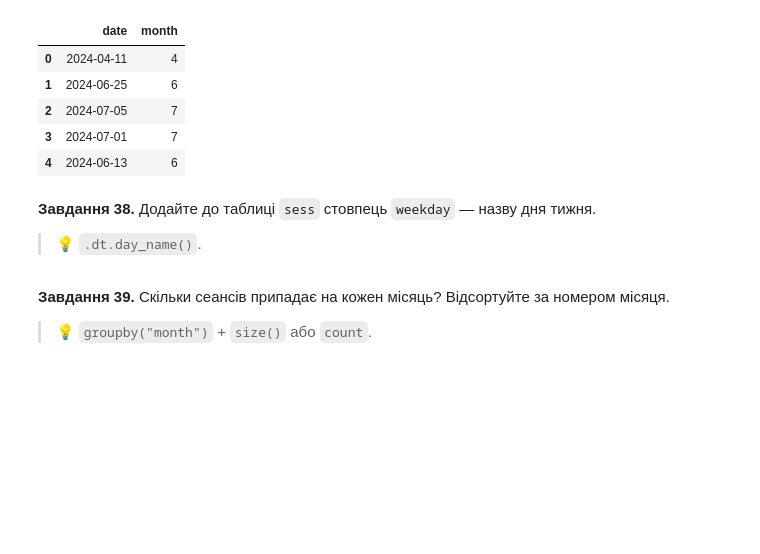
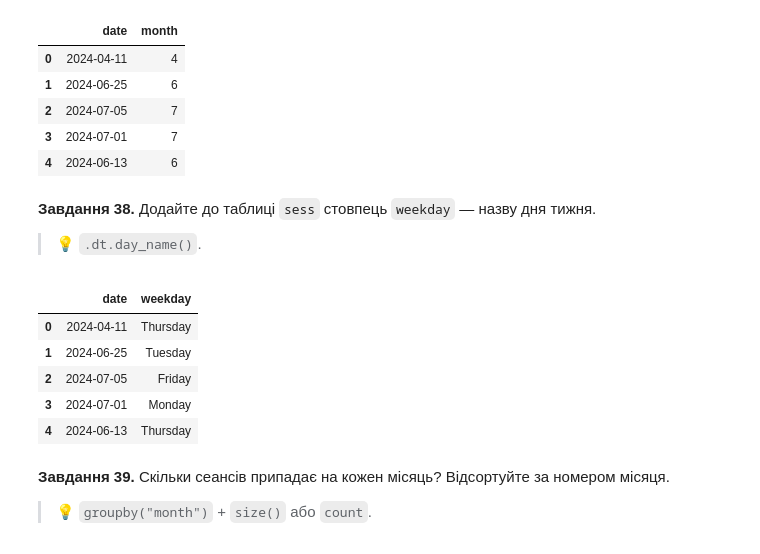
Before and after one commit to DymaStar/DTA_2026, a Jupyter notebook: HW/HW_DimaStar2905Nazar80_"pandas_viz_practice_ipynb".ipynb, the cells around one changed output. Saved outputs shown, nothing was run; the diff lists cells and outputs as text; code cells hidden in the pictures; blank space fills up the shorter version.

```diff
--- a/HW/HW_DimaStar2905Nazar80_"pandas_viz_practice_ipynb".ipynb
+++ b/HW/HW_DimaStar2905Nazar80_"pandas_viz_practice_ipynb".ipynb
@@ -803,3 +801,15 @@ sess[["date", "month"]].head()
+# %%
+# Завдання 38:
+sess["weekday"] = sess["date"].dt.day_name()
+
+sess[["date", "weekday"]].head()
+# %% [output]
+|  | date | weekday |
+| 0 | 2024-04-11 | Thursday |
+| 1 | 2024-06-25 | Tuesday |
+| 2 | 2024-07-05 | Friday |
+| 3 | 2024-07-01 | Monday |
+| 4 | 2024-06-13 | Thursday |
 # %% [markdown]
 **Завдання 39.** Скільки сеансів припадає на кожен місяць? Відсортуйте за номером місяця.
 
```
Also changed, not shown: parts of 6 cells of this notebook.
